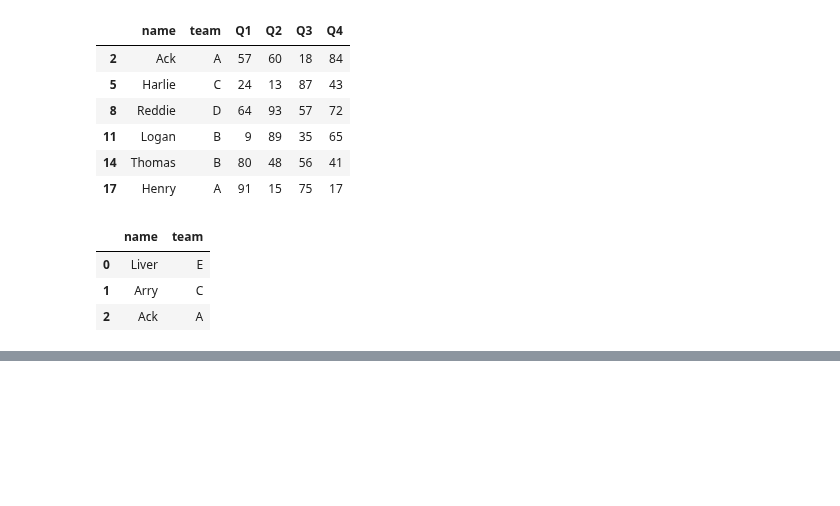
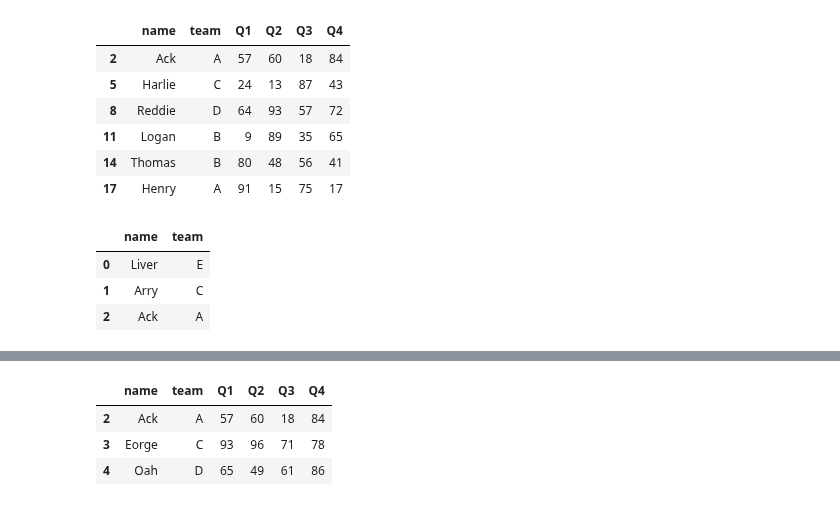
Before and after one commit to Yellow-BringtEast/python-study, a Jupyter notebook: pandas/chapter_five.ipynb, the cells around one changed output, grey strips where cells are left out. Drawn from its saved outputs; the diff is of its cells as text; code cells hidden in the pictures; blank space fills up the shorter version.

```diff
--- a/pandas/chapter_five.ipynb
+++ b/pandas/chapter_five.ipynb
@@ -372,0 +392,7 @@ df.iloc[:3, [0, 1]]
+# %%
+df.truncate(before=2, after=4) # 数据截取
+# %% [output]
+|  | name | team | Q1 | Q2 | Q3 | Q4 |
+| 2 | Ack | A | 57 | 60 | 18 | 84 |
+| 3 | Eorge | C | 93 | 96 | 71 | 78 |
+| 4 | Oah | D | 65 | 49 | 61 | 86 |
```
Also changed, not shown: parts of 2 cells of this notebook.
